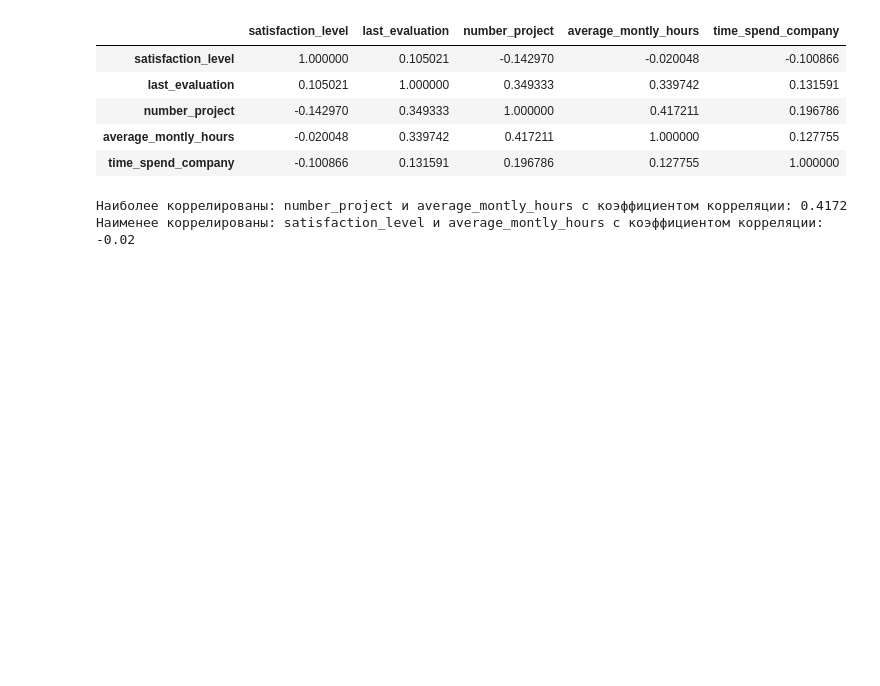
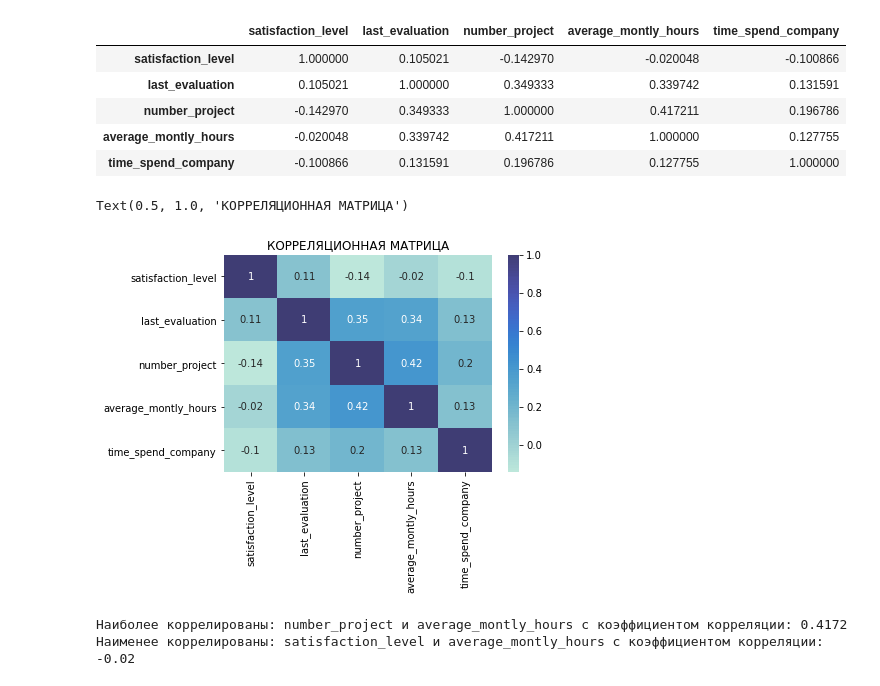
Before and after one commit to MILearning2021/PythonForDataScience, a Jupyter notebook: diplom/diplom.ipynb, the cells around one changed output. Drawn from its saved outputs; the diff is of its cells as text; code cells hidden in the pictures; blank space fills up the shorter version.

```diff
--- a/diplom/diplom.ipynb
+++ b/diplom/diplom.ipynb
@@ -222,6 +234,12 @@ Kорреляционная матрица для количественных
 | number_project | -0.142970 | 0.349333 | 1.000000 | 0.417211 | 0.196786 |
 | average_montly_hours | -0.020048 | 0.339742 | 0.417211 | 1.000000 | 0.127755 |
 | time_spend_company | -0.100866 | 0.131591 | 0.196786 | 0.127755 | 1.000000 |
+# %%
+ax = sns.heatmap(corr_matrix, annot = True, center = 1.5)
+ax.set_title('КОРРЕЛЯЦИОННАЯ МАТРИЦА')
+# %% [output]
+Text(0.5, 1.0, 'КОРРЕЛЯЦИОННАЯ МАТРИЦА')
+[figure, added]
 # %%
 #две наименее коррелированные переменные
 #две наиболее коррелированные переменные
```
Also changed, not shown: parts of 9 cells of this notebook, 4 other files.
